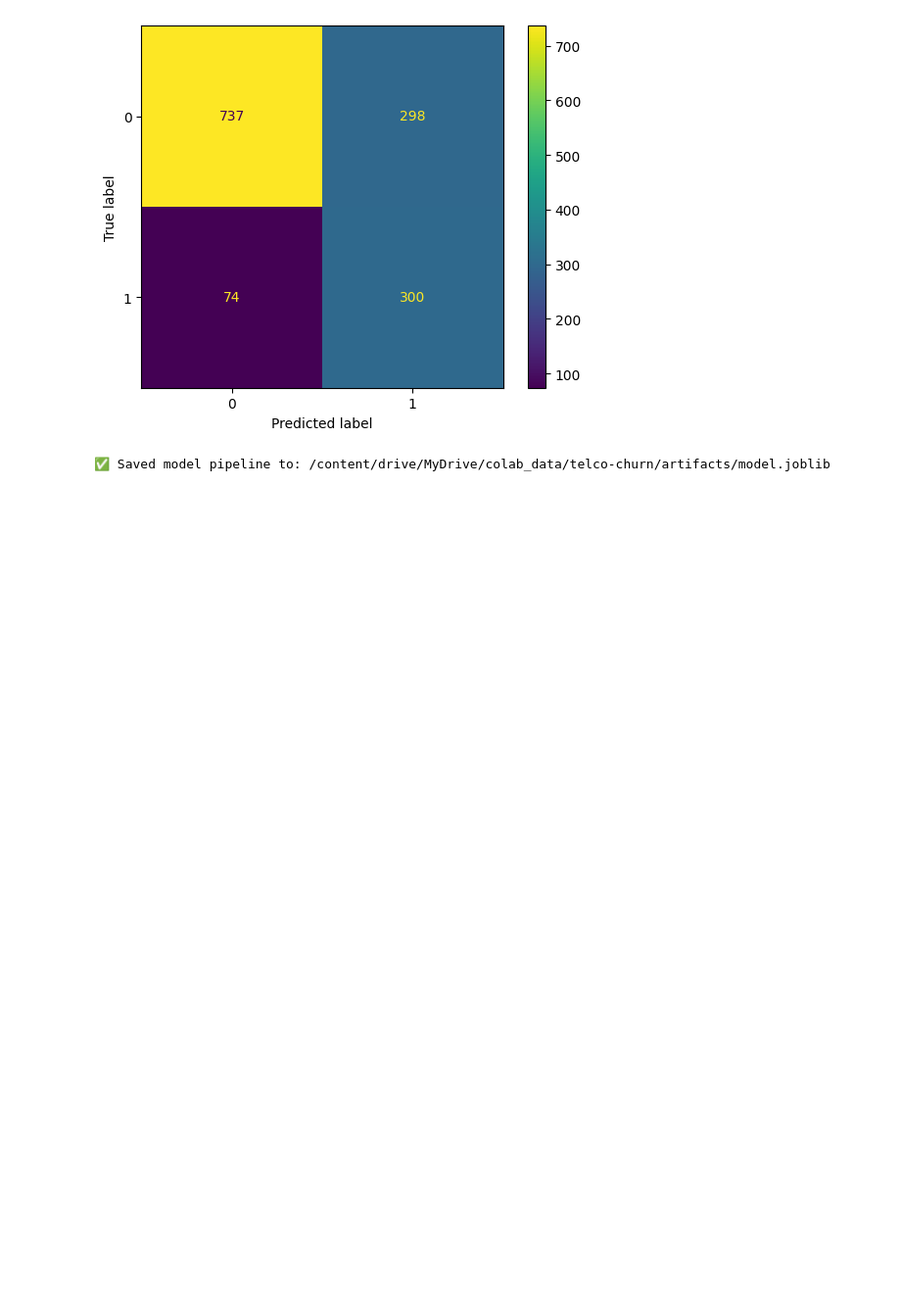
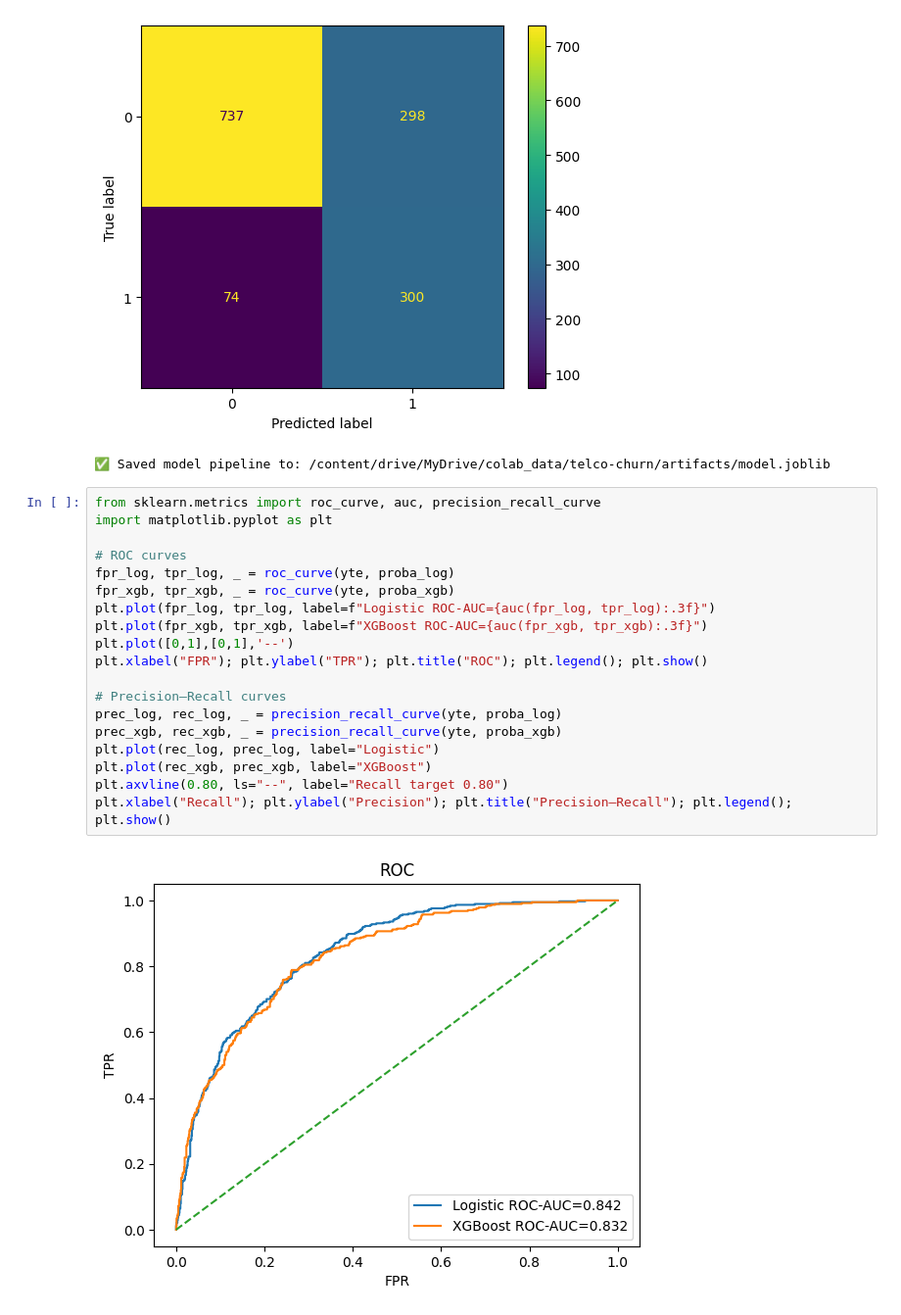
Before and after one commit to giuseppe-iacono-eng/telco-churn-prediction, a Jupyter notebook: 02_model.ipynb, the cells around one changed output. Shown at 98% size. Drawn from its saved outputs; the diff is of its cells as text; blank space fills up the shorter version.

```diff
--- a/02_model.ipynb
+++ b/02_model.ipynb
@@ -126,3 +126,24 @@ Chosen threshold (recall>=0.80): 0.211
 weighted avg      0.801     0.736     0.750      1409
 [figure]
 ✅ Saved model pipeline to: /content/drive/MyDrive/colab_data/telco-churn/artifacts/model.joblib
+# %%
+from sklearn.metrics import roc_curve, auc, precision_recall_curve
+import matplotlib.pyplot as plt
+
+# ROC curves
+fpr_log, tpr_log, _ = roc_curve(yte, proba_log)
+fpr_xgb, tpr_xgb, _ = roc_curve(yte, proba_xgb)
+plt.plot(fpr_log, tpr_log, label=f"Logistic ROC-AUC={auc(fpr_log, tpr_log):.3f}")
+plt.plot(fpr_xgb, tpr_xgb, label=f"XGBoost ROC-AUC={auc(fpr_xgb, tpr_xgb):.3f}")
+plt.plot([0,1],[0,1],'--')
+plt.xlabel("FPR"); plt.ylabel("TPR"); plt.title("ROC"); plt.legend(); plt.show()
+
+# Precision–Recall curves
+prec_log, rec_log, _ = precision_recall_curve(yte, proba_log)
+prec_xgb, rec_xgb, _ = precision_recall_curve(yte, proba_xgb)
+plt.plot(rec_log, prec_log, label="Logistic")
+plt.plot(rec_xgb, prec_xgb, label="XGBoost")
+plt.axvline(0.80, ls="--", label="Recall target 0.80")
+plt.xlabel("Recall"); plt.ylabel("Precision"); plt.title("Precision–Recall"); plt.legend(); plt.show()
+# %% [output]
+[figure, added]
```
Also changed, not shown: parts of 1 cell of this notebook.
